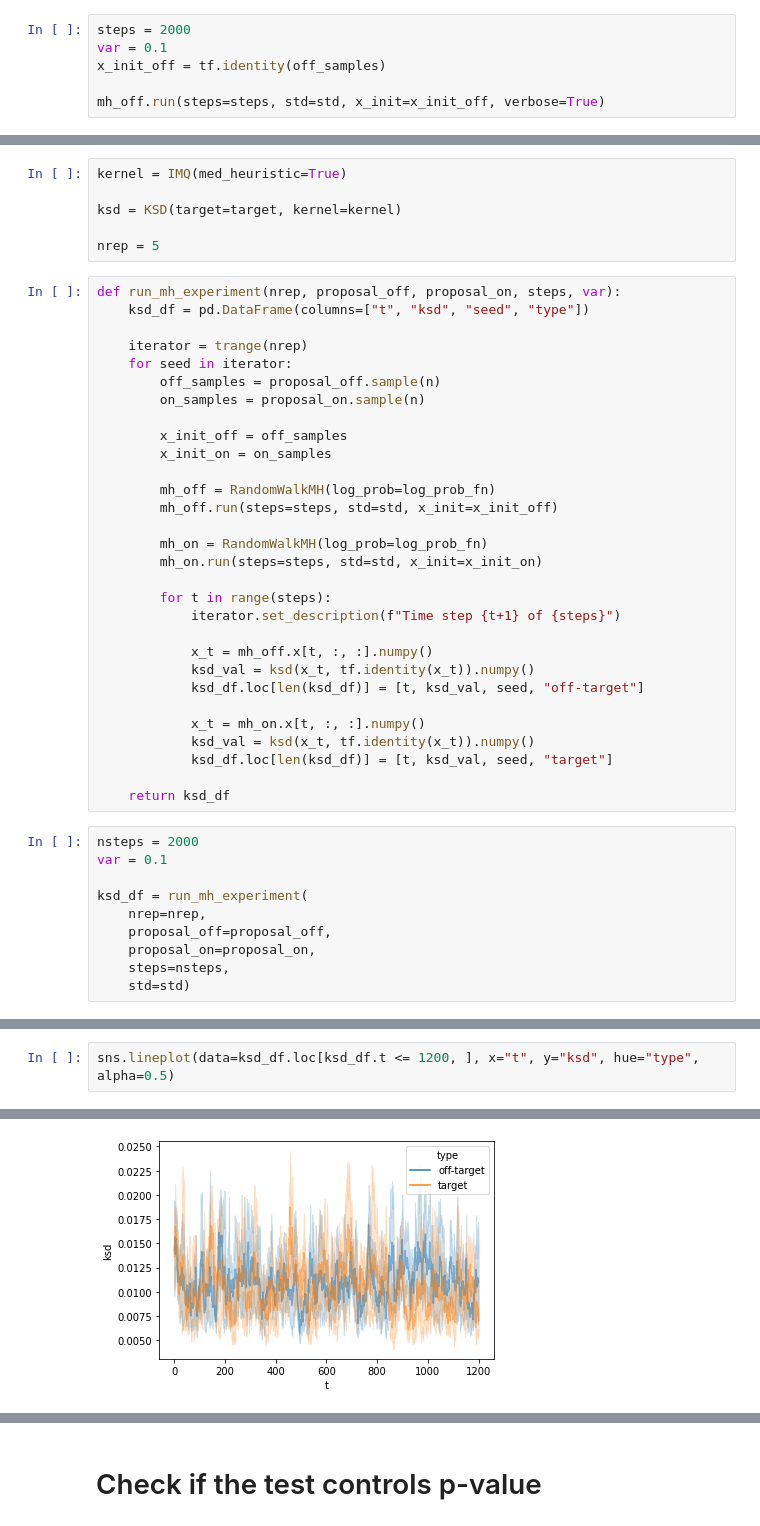
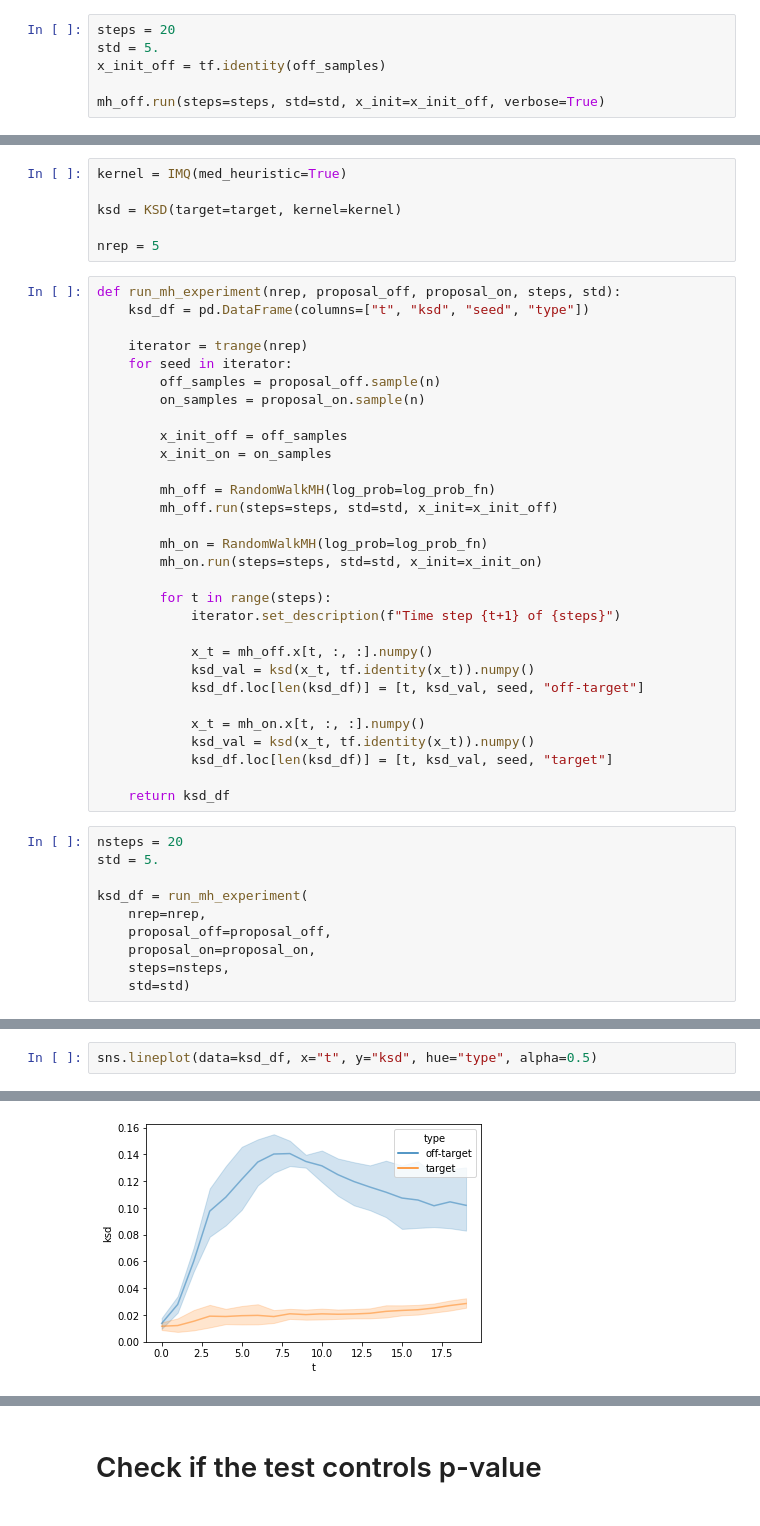
Before and after one commit to XingLLiu/u-stat-high-dim, a Jupyter notebook: mh.ipynb, the cells around one changed output, grey strips where cells are left out. Drawn from its saved outputs; the diff is of its cells as text.

```diff
--- a/mh.ipynb
+++ b/mh.ipynb
@@ -46,8 +46,8 @@ def log_prob_fn(x):
 
 mh_off = RandomWalkMH(log_prob=log_prob_fn)
 # %%
-steps = 2000
-var = 0.1
+steps = 20
+std = 5.
 x_init_off = tf.identity(off_samples)
 
 mh_off.run(steps=steps, std=std, x_init=x_init_off, verbose=True)
@@ -110,7 +125,7 @@ ksd = KSD(target=target, kernel=kernel)
 
 nrep = 5
 # %%
-def run_mh_experiment(nrep, proposal_off, proposal_on, steps, var):
+def run_mh_experiment(nrep, proposal_off, proposal_on, steps, std):
     ksd_df = pd.DataFrame(columns=["t", "ksd", "seed", "type"])
 
     iterator = trange(nrep)
@@ -140,8 +155,8 @@ def run_mh_experiment(nrep, proposal_off, proposal_on, steps, var):
 
     return ksd_df
 # %%
-nsteps = 2000
-var = 0.1
+nsteps = 20
+std = 5.
 
 ksd_df = run_mh_experiment(
     nrep=nrep,
@@ -155,5 +170,5 @@ ksd_df.to_csv(f"res/mh_{var}.csv", index=False)
 # %%
-sns.lineplot(data=ksd_df.loc[ksd_df.t <= 1200, ], x="t", y="ksd", hue="type", alpha=0.5)
+sns.lineplot(data=ksd_df, x="t", y="ksd", hue="type", alpha=0.5)
 # %% [output]
 <AxesSubplot:xlabel='t', ylabel='ksd'>
-[figure, old version]
+[figure, new version]
```
Also changed, not shown: parts of 8 cells of this notebook, 5 other files.
